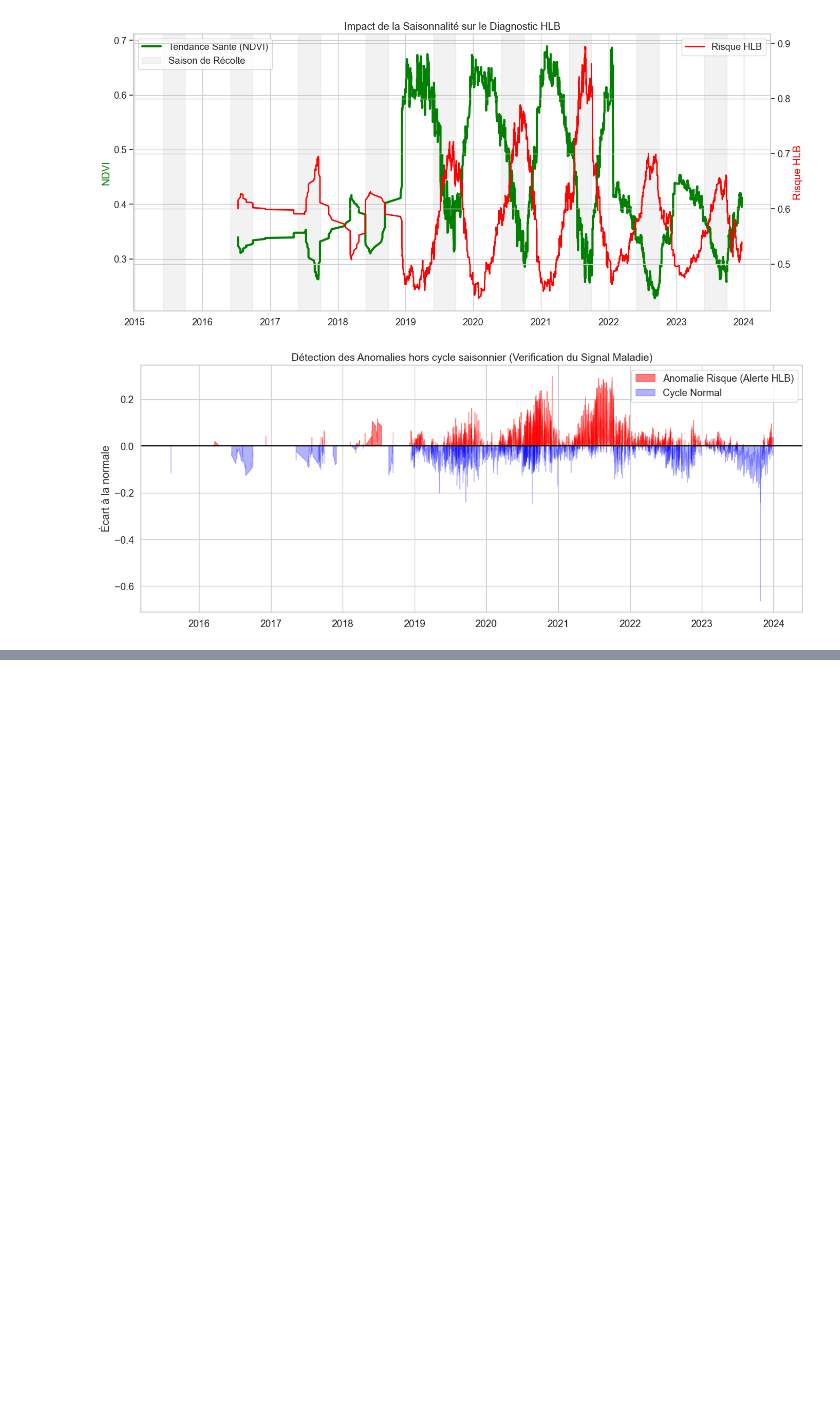
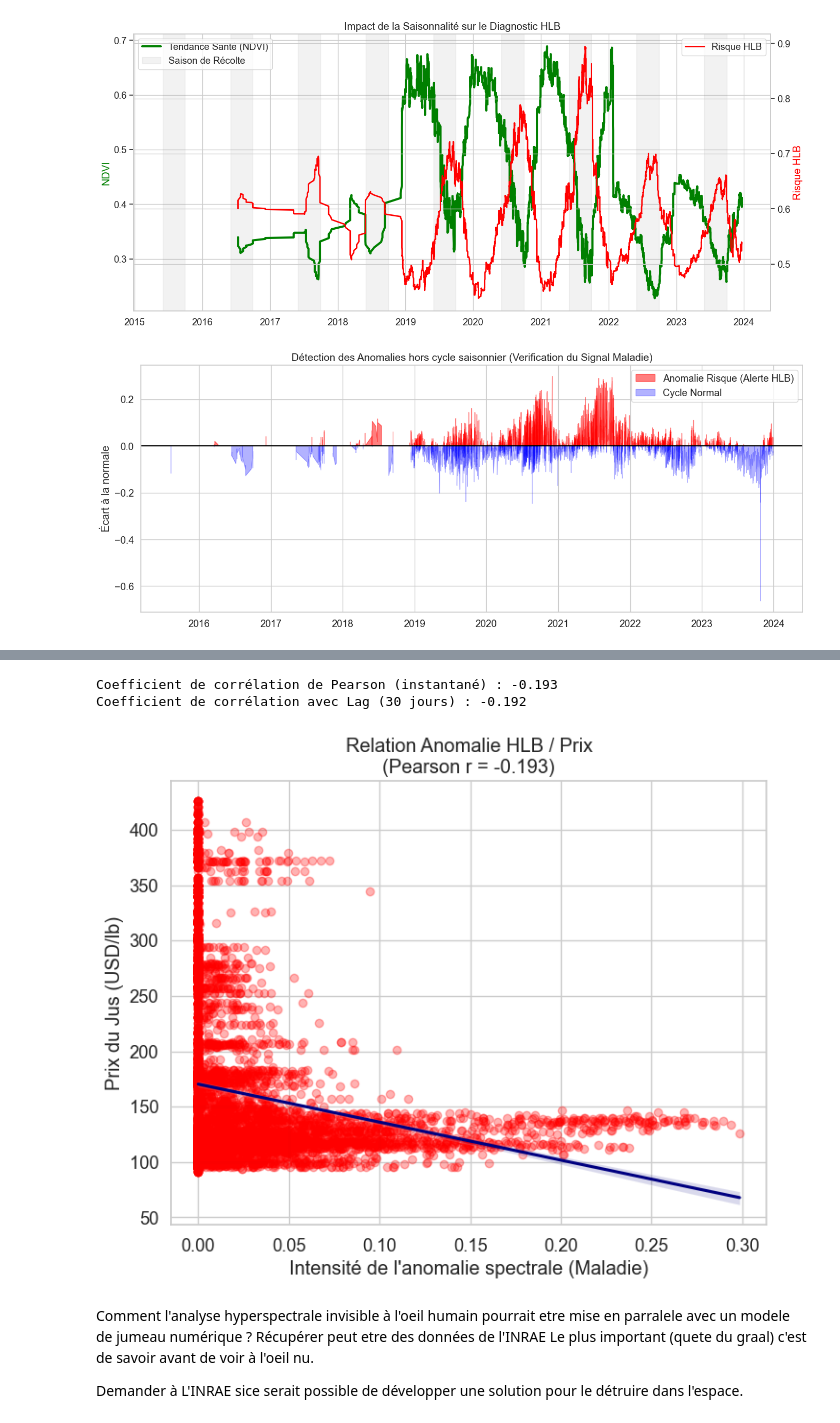
Before and after one commit to zomboky/PMI, a Jupyter notebook: sort_data.ipynb, the cells around one changed output, grey strips where cells are left out. Drawn from its saved outputs; the diff is of its cells as text; code cells hidden in the pictures; blank space fills up the shorter version.

```diff
--- a/sort_data.ipynb
+++ b/sort_data.ipynb
@@ -643,0 +681,30 @@ plt.show()
+# %%
+
+df_merged['anomalie_positive'] = df_merged['HLB_Anomalie'].clip(lower=0)
+
+
+corr_directe = df_merged['anomalie_positive'].corr(df_merged['price_per_lb'])
+
+corr_lag = df_merged['anomalie_positive'].corr(df_merged['price_per_lb'].shift(-30))
+
+print(f"Coefficient de corrélation de Pearson (instantané) : {corr_directe:.3f}")
+print(f"Coefficient de corrélation avec Lag (30 jours) : {corr_lag:.3f}")
+
+
+plt.figure(figsize=(8, 6))
+sns.regplot(x='anomalie_positive', y='price_per_lb', data=df_merged,
+            scatter_kws={'alpha':0.3, 'color':'red'}, line_kws={'color':'navy'})
+plt.title(f'Relation Anomalie HLB / Prix\n(Pearson r = {corr_directe:.3f})')
+plt.xlabel('Intensité de l\'anomalie spectrale (Maladie)')
+plt.ylabel('Prix du Jus (USD/lb)')
+plt.show()
+# %% [output]
+Coefficient de corrélation de Pearson (instantané) : -0.193
+Coefficient de corrélation avec Lag (30 jours) : -0.192
+[figure, added]
+# %% [markdown]
+Comment l'analyse hyperspectrale invisible à l'oeil humain pourrait etre mise en parralele avec un modele de jumeau numérique ?
+Récupérer peut etre des données de l'INRAE
+Le plus important (quete du graal) c'est de savoir avant de voir à l'oeil nu.
+
+Demander à L'INRAE sice serait possible de développer une solution pour le détruire dans l'espace.
```
Also changed, not shown: parts of 3 cells of this notebook, 1 other file.
